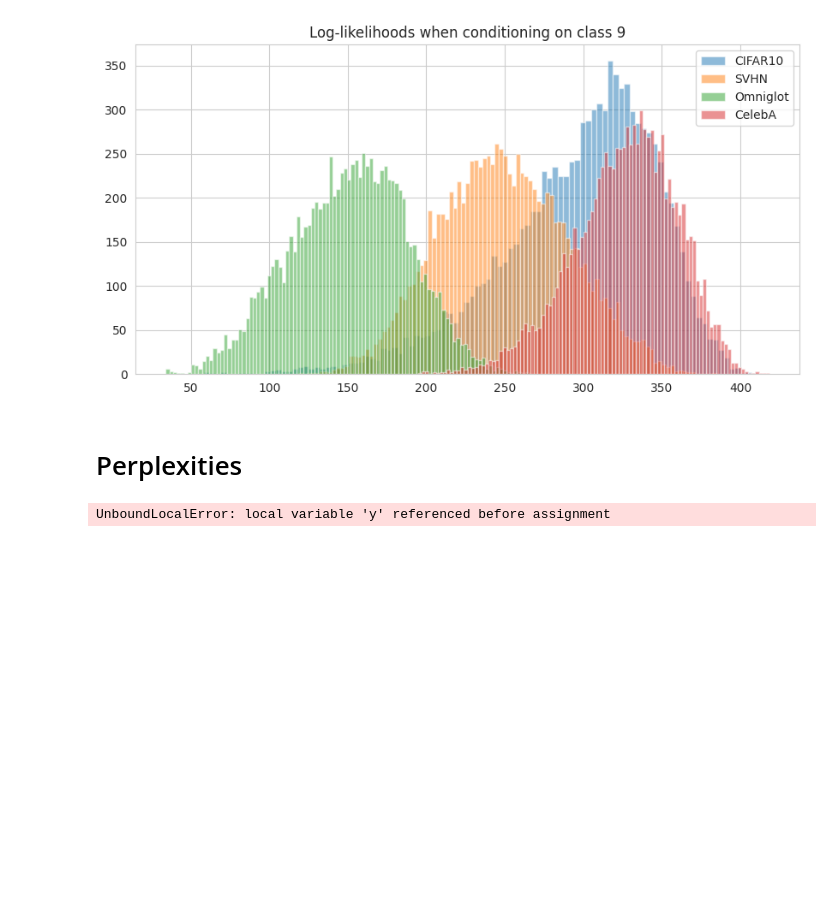
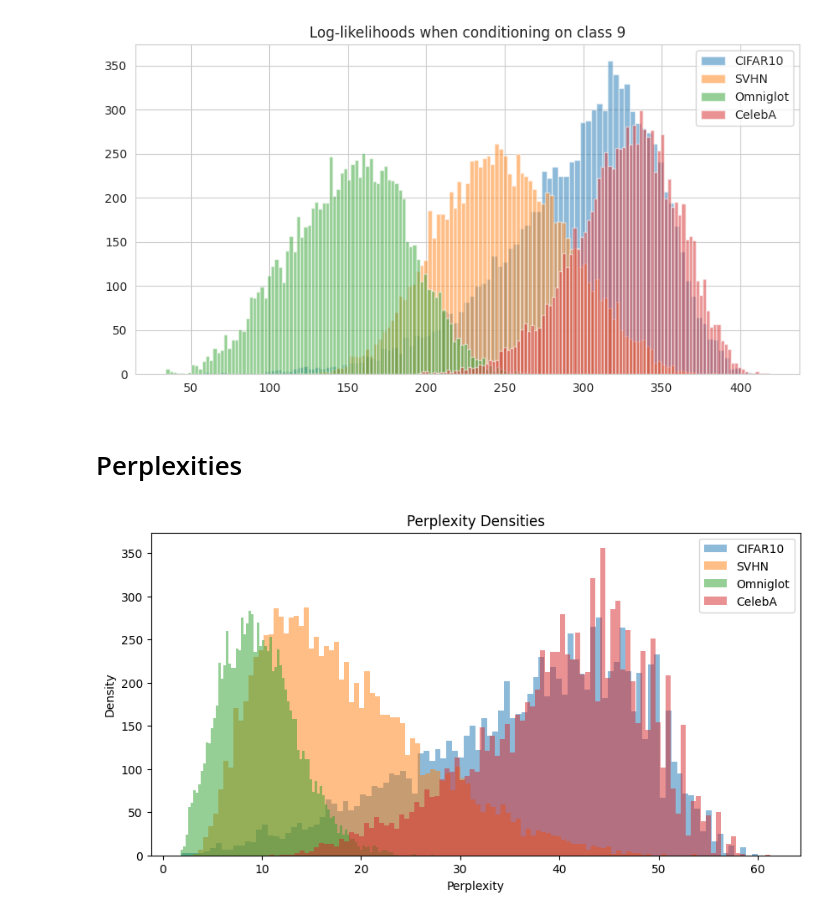
Before and after one commit to NazirNayal8/PyTorch-VAE, a Jupyter notebook: notebooks/prior.ipynb, the cells around one changed output. Saved outputs shown, nothing was run; the diff lists cells and outputs as text; code cells hidden in the pictures; blank space fills up the shorter version.

```diff
--- a/notebooks/prior.ipynb
+++ b/notebooks/prior.ipynb
@@ -136,11 +169,0 @@ plt.show()
-# %%
-# plot the densities of the likelihoods using seaborn library
-
-sns.set_style("whitegrid")
-plt.figure(figsize=(10, 5))
-sns.kdeplot(-1*cifar_likelihoods, fill=True, label="CIFAR10")
-sns.kdeplot(-1*svhn_likelihoods, fill=True, label="SVHN")
-sns.kdeplot(-1*omniglot_likelihoods, fill=True, label="Omniglot")
-sns.kdeplot(-1*celeba_likelihoods, fill=True, label="CelebA")
-plt.legend()
-plt.show()
@@ -179,34 +198,19 @@ from tqdm import tqdm
-# %%
-cifar_perplexity = []
-
-for i in tqdm(range(len(cifar_test))):
-    x, y = cifar_test[i]
-    p = get_perplexity(x.cuda().unsqueeze(0), torch.tensor(y).cuda().unsqueeze(0))
-    cifar_perplexity.append(p.cpu().item())
-
-svhn_perplexity = []
-for i in tqdm(range(min(len(svhn_test), 10000))):
-
-    x, y = svhn_test[i]
-
-    p = get_perplexity(x.cuda().unsqueeze(0), torch.tensor(y).cuda().unsqueeze(0))
-    svhn_perplexity.extend([p.cpu().item()])
-
-
-omniglot_perplexity = []
-for i in tqdm(range(min(len(omniglot_test), 10000))):
-
-    x, y = omniglot_test[i]
-
-    p = get_perplexity(x.cuda().unsqueeze(0), torch.tensor(0).cuda().unsqueeze(0))
-    omniglot_perplexity.extend([p.cpu().item()])
-
-celeba_perplexity = []
-for i in tqdm(range(min(len(celeba_test), 10000))):
-
-    x, y = celeba_test[i]
-
-    p = get_perplexity(x.cuda().unsqueeze(0), torch.tensor(0).cuda().unsqueeze(0))
-    celeba_perplexity.extend([p.cpu()])
-# %% [output]
-UnboundLocalError: local variable 'y' referenced before assignment
+# %%
+cifar_perplexities = get_dataset_perplexity(prior, cifar_test)
+svhn_perplexities = get_dataset_perplexity(prior, svhn_test)
+omniglot_perplexities = get_dataset_perplexity(prior, omniglot_test, arbitrary_cls=0)
+celeba_perplexities = get_dataset_perplexity(prior, celeba_test, arbitrary_cls=0)
+# %%
+# plot the densities of the perplexities
+plt.figure(figsize=(10, 5))
+plt.hist(cifar_perplexities, bins=100, alpha=0.5, label="CIFAR10")
+plt.hist(svhn_perplexities, bins=100, alpha=0.5, label="SVHN")
+plt.hist(omniglot_perplexities, bins=100, alpha=0.5, label="Omniglot")
+plt.hist(celeba_perplexities, bins=100, alpha=0.5, label="CelebA")
+plt.legend()
+plt.title("Perplexity Densities")
+plt.xlabel("Perplexity")
+plt.ylabel("Density")
+plt.show()
+# %% [output]
+[figure, added]
```
Also changed, not shown: parts of 31 cells of this notebook, 7 other files.
